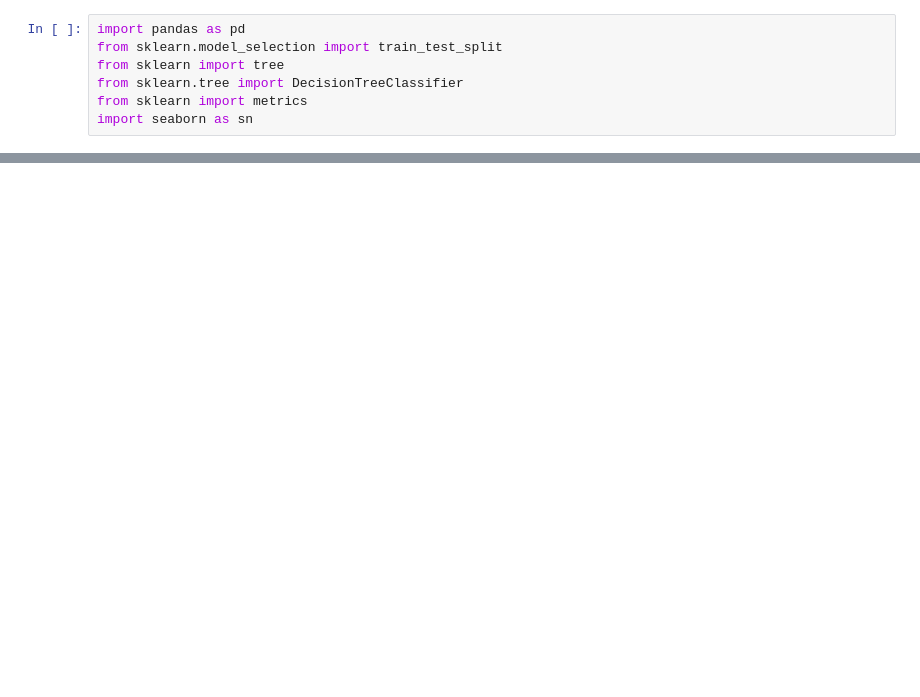
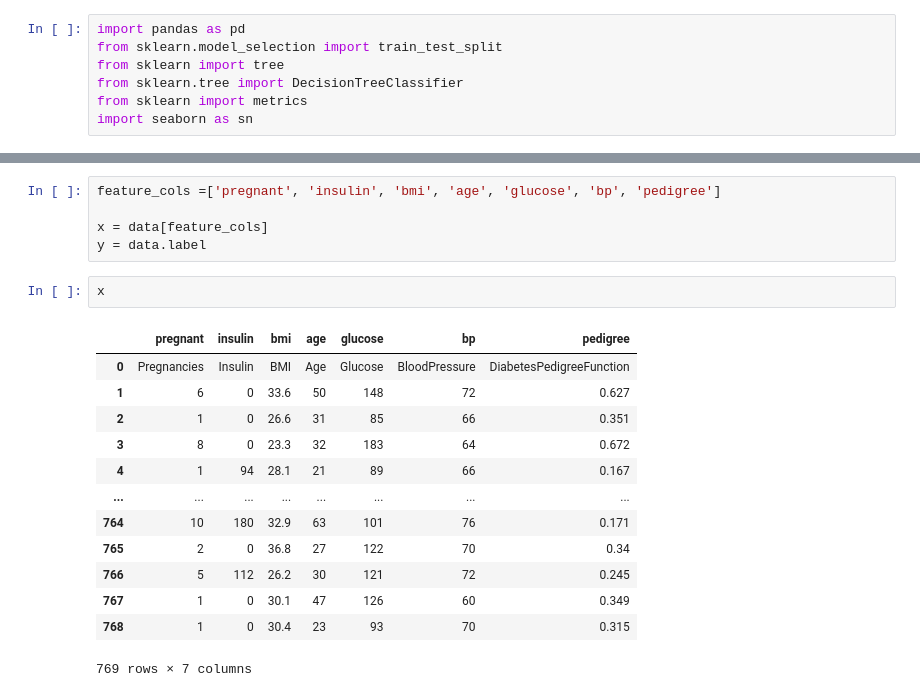
Before and after one commit to Sridatta-Bharadwaj/minor-intro-to-ML, a Jupyter notebook: decision_tree_classifier.ipynb, the cells around one changed output, grey strips where cells are left out. Saved outputs shown, nothing was run; the diff lists cells and outputs as text; blank space fills up the shorter version.

```diff
--- a/decision_tree_classifier.ipynb
+++ b/decision_tree_classifier.ipynb
@@ -23,0 +51,21 @@ data = pd.read_csv(f"{path}/diabetes.csv", header=None, names=col_names)
+# %%
+feature_cols =['pregnant', 'insulin', 'bmi', 'age', 'glucose', 'bp', 'pedigree']
+
+x = data[feature_cols]
+y = data.label
+# %%
+x
+# %% [output]
+|  | pregnant | insulin | bmi | age | glucose | bp | pedigree |
+| 0 | Pregnancies | Insulin | BMI | Age | Glucose | BloodPressure | DiabetesPedigreeFunction |
+| 1 | 6 | 0 | 33.6 | 50 | 148 | 72 | 0.627 |
+| 2 | 1 | 0 | 26.6 | 31 | 85 | 66 | 0.351 |
+| 3 | 8 | 0 | 23.3 | 32 | 183 | 64 | 0.672 |
+| 4 | 1 | 94 | 28.1 | 21 | 89 | 66 | 0.167 |
+| ... | ... | ... | ... | ... | ... | ... | ... |
+| 764 | 10 | 180 | 32.9 | 63 | 101 | 76 | 0.171 |
+| 765 | 2 | 0 | 36.8 | 27 | 122 | 70 | 0.34 |
+| 766 | 5 | 112 | 26.2 | 30 | 121 | 72 | 0.245 |
+| 767 | 1 | 0 | 30.1 | 47 | 126 | 60 | 0.349 |
+| 768 | 1 | 0 | 30.4 | 23 | 93 | 70 | 0.315 |
+769 rows × 7 columns
```
Also changed, not shown: parts of 10 cells of this notebook.
